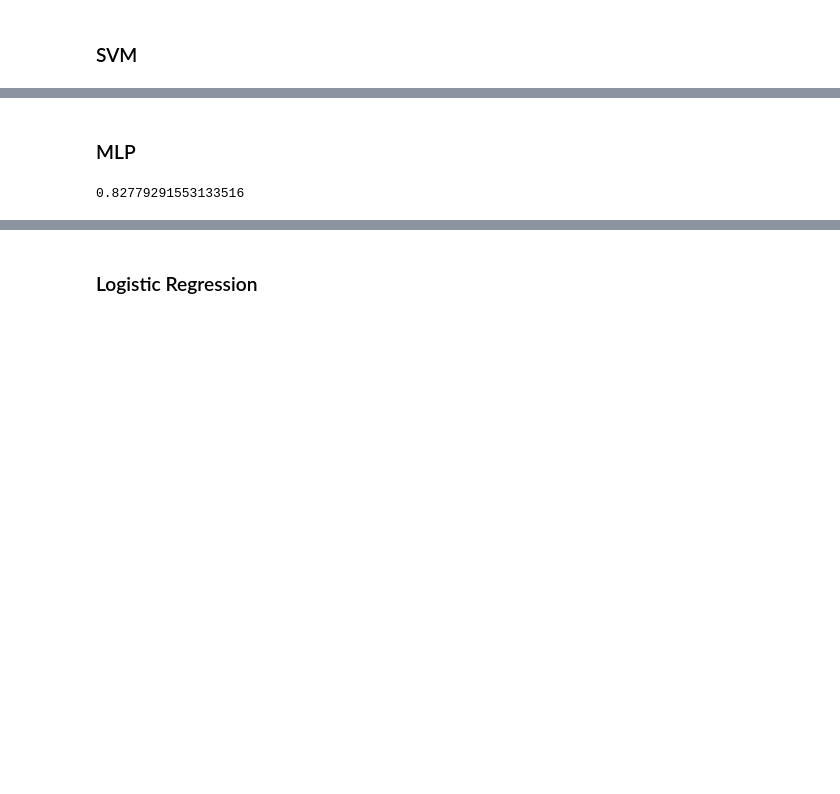
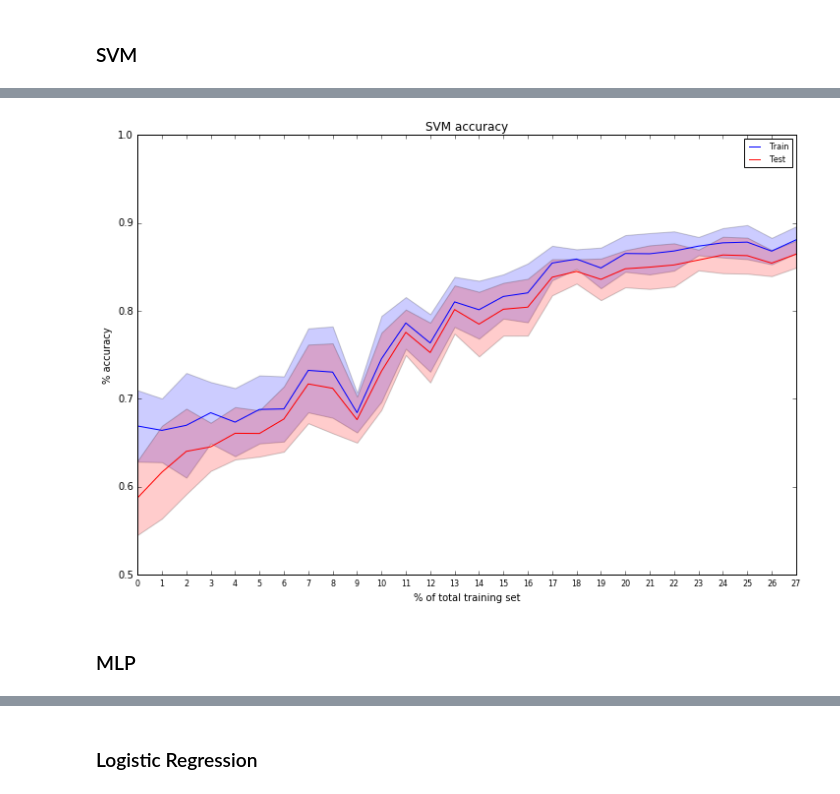
Before and after one commit to byucsl/ogcleaner, a Jupyter notebook: validation/notebooks/Model Comparison.ipynb, the cells around one changed output, grey strips where cells are left out. Saved outputs shown, nothing was run; the diff lists cells and outputs as text; code cells hidden in the pictures; blank space fills up the shorter version.

```diff
--- a/validation/notebooks/Model Comparison.ipynb
+++ b/validation/notebooks/Model Comparison.ipynb
@@ -70,0 +83,12 @@ accuracy_score( lsvc_preds, y_test )
+# %%
+# svm, no bootstrap test.
+perc = float( 3 )
+num_instances = int( math.ceil( ( perc / 100 ) * len( train ) ) )
+print num_instances
+
+sub_train = svm_train.sample( num_instances, replace = True )
+svm_x_train = sub_train[ available_features ]
+svm_y_train = sub_train[ "class" ]
+
+svc = SVC( kernel = "poly", verbose = True, cache_size = 2000 )
+svc.fit( svm_x_train, svm_y_train )
@@ -70,0 +99,4 @@ accuracy_score( lsvc_preds, y_test )
+# %%
+svc_preds = svc.predict( svm_x_test )
+acc = accuracy_score( svc_preds, svm_y_test )
+print acc
@@ -71,9 +161,34 @@ accuracy_score( lsvc_preds, y_test )
+# %%
+model = "SVM"
+
+acc_train_ = np.asarray( acc_train )
+acc_test_ = np.asarray( acc_test )
+
+avgs_train = acc_train_.mean( axis = 1 )
+errs_train = acc_train_.std( axis = 1 )
+
+avgs_test = acc_test_.mean( axis = 1 )
+errs_test = acc_test_.std( axis = 1 )
+
+avgs = pd.DataFrame( [ avgs_train, avgs_test ] ).transpose()
+avgs.columns = [ "Train", "Test" ]
+
+errs = pd.DataFrame( [ errs_train, errs_test ] ).transpose()
+errs.columns = [ "Train", "Test" ]
+
+fig, ax = plt.subplots()
+fig.set_size_inches( 12, 8, forward = True )
+plt.title( model + " accuracy" )
+plt.ylim( 0.5, 1.0 )
+plt.xlabel( "% of total training set" )
+plt.ylabel( "% accuracy" )
+avgs.plot.line( ax = ax, color = [ 'b', 'r' ] )
+plt.fill_between( avgs.index.values, avgs[ "Train" ] - errs[ "Train" ], avgs[ "Train" ] + errs[ "Train" ], facecolor = 'blue', alpha = 0.2 )
+plt.fill_between( avgs.index.values, avgs[ "Test" ] - errs[ "Test" ], avgs[ "Test" ] + errs[ "Test" ], facecolor = 'red', alpha = 0.2 )
+plt.xticks( avgs.index.values, map( str, avgs.index.values ), fontsize = 8 )
+leg = plt.legend( fontsize = 8 )
+plt.show()
+# %% [output]
+[figure, added]
 # %% [markdown]
 ### MLP
-# %%
-mlp = MLPClassifier()
-mlp.fit( x_train, y_train )
-mlp_preds = mlp.predict( x_test )
-accuracy_score( mlp_preds, y_test )
-# %% [output]
-0.82779291553133516
```
Also changed, not shown: parts of 22 cells of this notebook.
